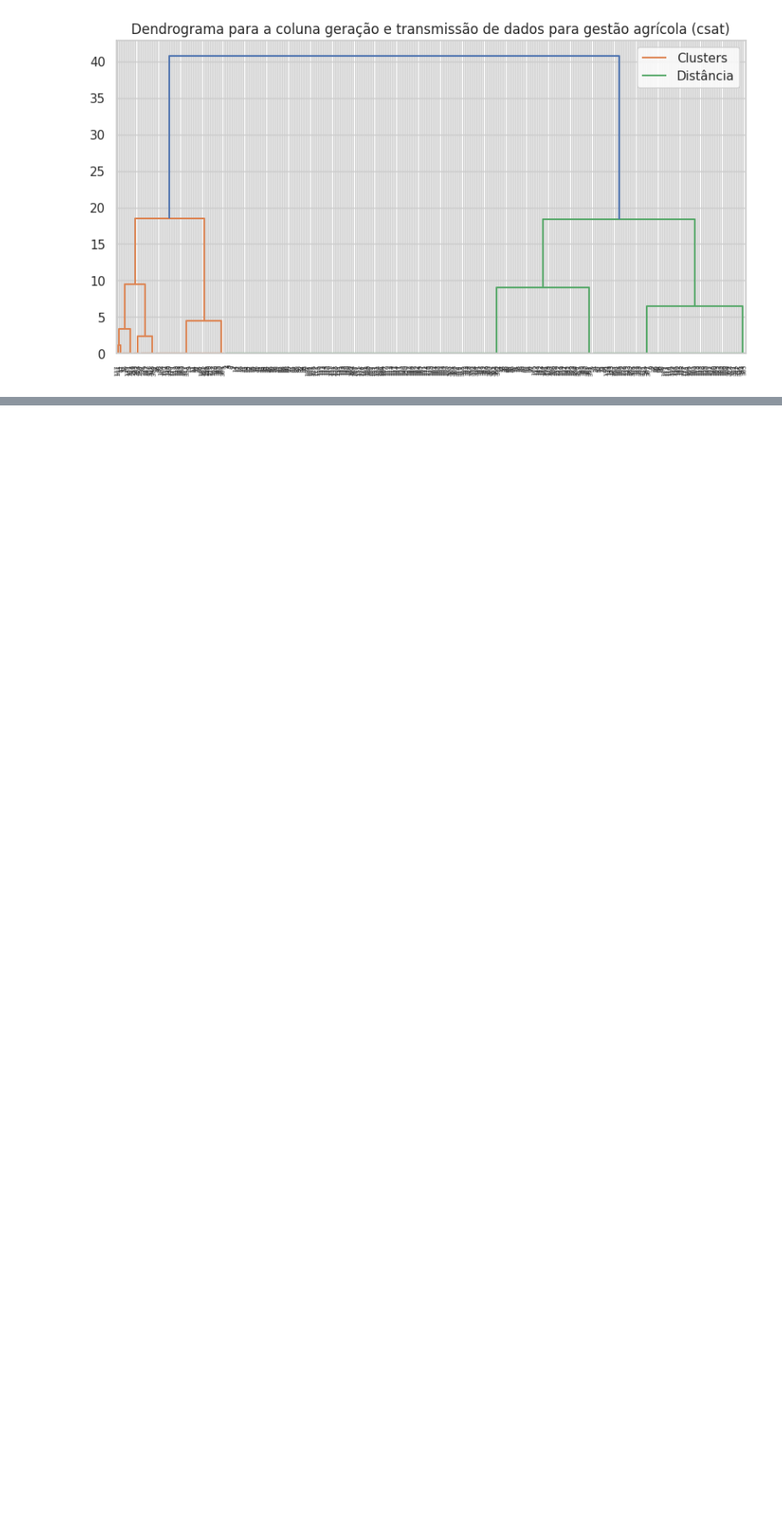
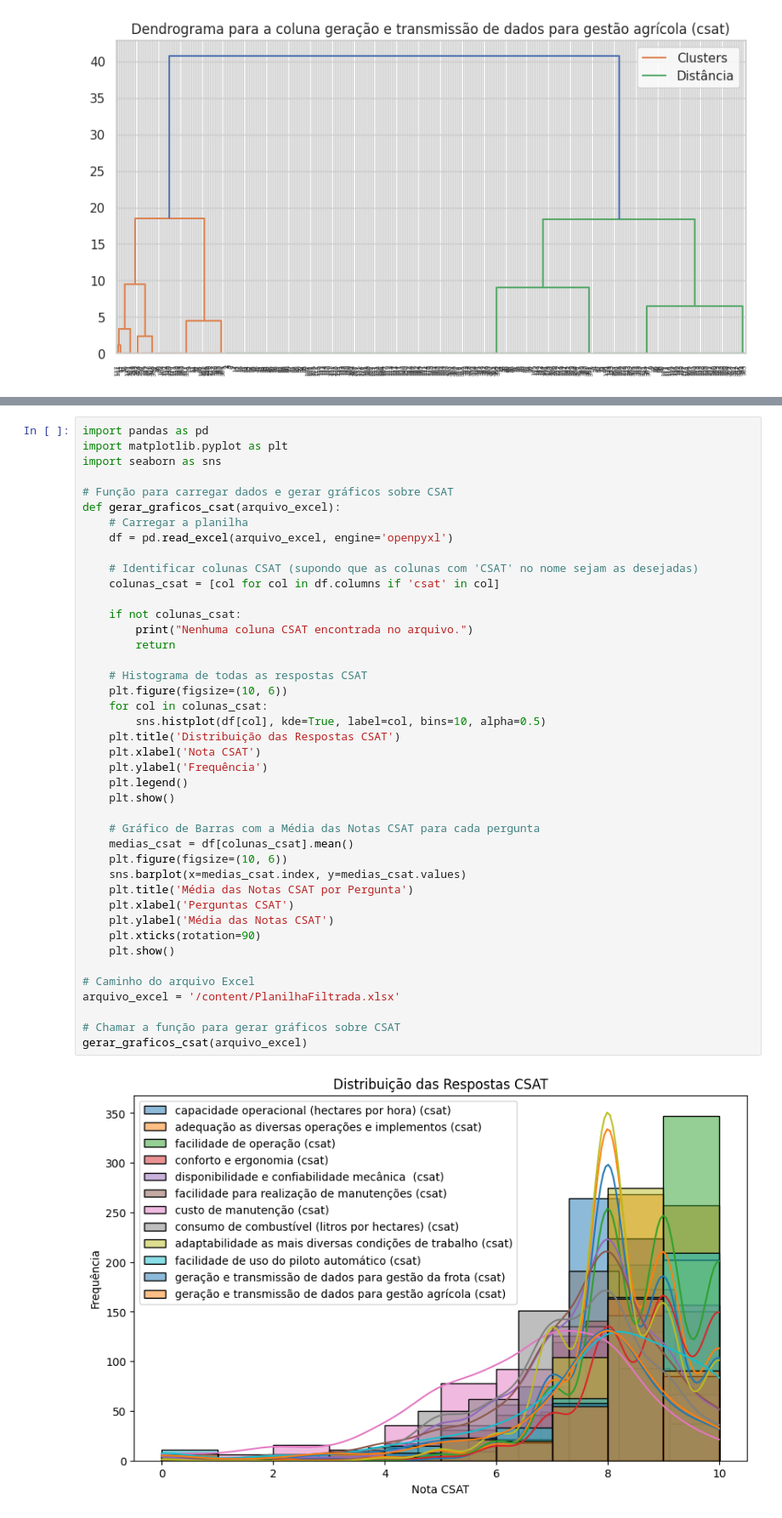
Before and after one commit to MiguelViapiana/aula-dataScience, a Jupyter notebook: histogramaCST.ipynb, the cells around one changed output, grey strips where cells are left out. Shown at 85% size. Drawn from its saved outputs; the diff is of its cells as text; blank space fills up the shorter version.

```diff
--- a/histogramaCST.ipynb
+++ b/histogramaCST.ipynb
@@ -179,0 +242,44 @@ for col in numeric_cols:
+# %%
+import pandas as pd
+import matplotlib.pyplot as plt
+import seaborn as sns
+
+# Função para carregar dados e gerar gráficos sobre CSAT
+def gerar_graficos_csat(arquivo_excel):
+    # Carregar a planilha
+    df = pd.read_excel(arquivo_excel, engine='openpyxl')
+
+    # Identificar colunas CSAT (supondo que as colunas com 'CSAT' no nome sejam as desejadas)
+    colunas_csat = [col for col in df.columns if 'csat' in col]
+
+    if not colunas_csat:
+        print("Nenhuma coluna CSAT encontrada no arquivo.")
+        return
+
+    # Histograma de todas as respostas CSAT
+    plt.figure(figsize=(10, 6))
+    for col in colunas_csat:
+        sns.histplot(df[col], kde=True, label=col, bins=10, alpha=0.5)
+    plt.title('Distribuição das Respostas CSAT')
+    plt.xlabel('Nota CSAT')
+    plt.ylabel('Frequência')
+    plt.legend()
+    plt.show()
+
+    # Gráfico de Barras com a Média das Notas CSAT para cada pergunta
+    medias_csat = df[colunas_csat].mean()
+    plt.figure(figsize=(10, 6))
+    sns.barplot(x=medias_csat.index, y=medias_csat.values)
+    plt.title('Média das Notas CSAT por Pergunta')
+    plt.xlabel('Perguntas CSAT')
+    plt.ylabel('Média das Notas CSAT')
+    plt.xticks(rotation=90)
+    plt.show()
+
+# Caminho do arquivo Excel
+arquivo_excel = '/content/PlanilhaFiltrada.xlsx'
+
+# Chamar a função para gerar gráficos sobre CSAT
+gerar_graficos_csat(arquivo_excel)
+# %% [output]
+[figure, added]
```
Also changed, not shown: parts of 3 cells of this notebook.
